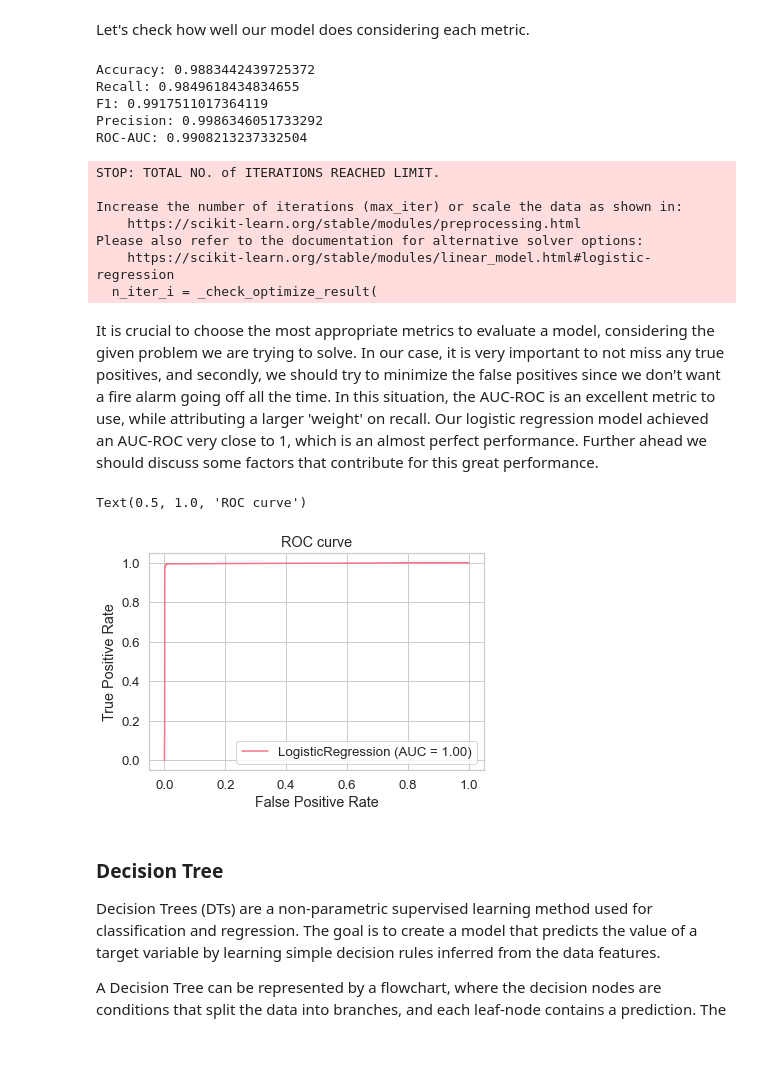
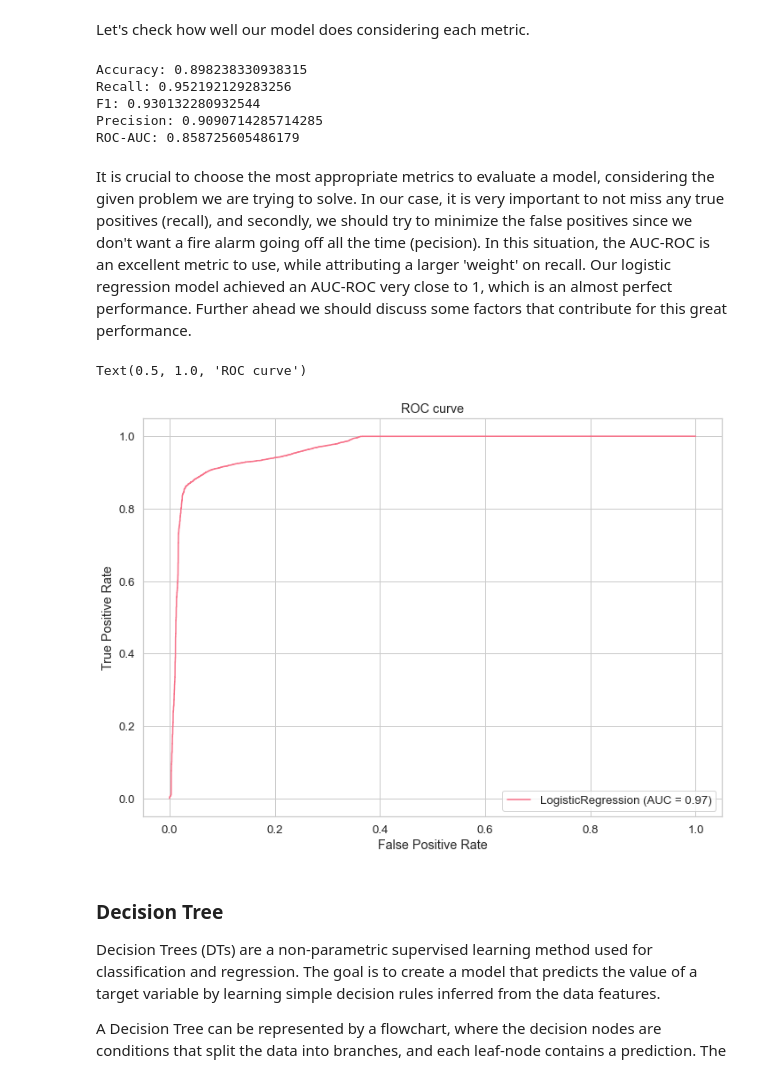
Before and after one commit to alanaselli/smoke_detection, a Jupyter notebook: main.ipynb, the cells around one changed output. Drawn from its saved outputs; the diff is of its cells as text; code cells hidden in the pictures; blank space fills up the shorter version.

Commit message:
Removed CNT from the dataset and remade the models.

```diff
--- a/main.ipynb
+++ b/main.ipynb
@@ -129,0 +138,2 @@ df.head()
+# %%
+df.drop(columns=['CNT'], inplace = True)
@@ -196,7 +235,7 @@ import seaborn as sns
 import matplotlib.pyplot as plt
 
 # Define plot size
-plt.rcParams["figure.figsize"]=20,20
+#plt.rcParams["figure.figsize"]=10,10
 
 # Correlation heatmap
 sns.set(rc={'figure.figsize':(11.7,8.27)})
@@ -546,45 +551,34 @@ Let's check how well our model does considering each metric.
 # %%
 from sklearn.metrics import recall_score, f1_score, precision_score, roc_auc_score
 
-logreg = LogisticRegression()
-logreg.fit(X_train2, y_train)
-predictions = logreg.predict(X_test2)
-
-accuracy_lr = logreg.score(X_test2, y_test)
+accuracy_lr = logreg.score(X_test_scaled, y_test)
 print('Accuracy:',accuracy_lr)
 
-recall_lr = recall_score(y_test, predictions)
+recall_lr = recall_score(y_test, predictions_scaled)
 print('Recall:',recall_lr)
 
-f1_lr = f1_score(y_test, predictions)
+f1_lr = f1_score(y_test, predictions_scaled)
 print('F1:',f1_lr)
 
-precision_lr = precision_score(y_test, predictions)
+precision_lr = precision_score(y_test, predictions_scaled)
 print('Precision:',precision_lr)
 
-roc_auc_lr = roc_auc_score(y_test, predictions)
+roc_auc_lr = roc_auc_score(y_test, predictions_scaled)
 print('ROC-AUC:',roc_auc_lr)
 # %% [output]
-Accuracy: 0.9883442439725372
-Recall: 0.9849618434834655
-F1: 0.9917511017364119
-Precision: 0.9986346051733292
-ROC-AUC: 0.9908213237332504
+Accuracy: 0.898238330938315
+Recall: 0.952192129283256
+F1: 0.930132280932544
+Precision: 0.9090714285714285
+ROC-AUC: 0.858725605486179
-STOP: TOTAL NO. of ITERATIONS REACHED LIMIT.
-
-Increase the number of iterations (max_iter) or scale the data as shown in:
-    https://scikit-learn.org/stable/modules/preprocessing.html
-Please also refer to the documentation for alternative solver options:
-    https://scikit-learn.org/stable/modules/linear_model.html#logistic-regression
-  n_iter_i = _check_optimize_result(
 # %% [markdown]
-It is crucial to choose the most appropriate metrics to evaluate a model, considering the given problem we are trying to solve. In our case, it is very important to not miss any true positives, and secondly, we should try to minimize the false positives since we don't want a fire alarm going off all the time. In this situation, the AUC-ROC is an excellent metric to use, while attributing a larger 'weight' on recall. Our logistic regression model achieved an AUC-ROC very close to 1, which is an almost perfect performance. Further ahead we should discuss some factors that contribute for this great performance.
+It is crucial to choose the most appropriate metrics to evaluate a model, considering the given problem we are trying to solve. In our case, it is very important to not miss any true positives (recall), and secondly, we should try to minimize the false positives since we don't want a fire alarm going off all the time (pecision). In this situation, the AUC-ROC is an excellent metric to use, while attributing a larger 'weight' on recall. Our logistic regression model achieved an AUC-ROC very close to 1, which is an almost perfect performance. Further ahead we should discuss some factors that contribute for this great performance.
 # %%
-metrics.plot_roc_curve(logreg, X_test2, y_test)
+metrics.plot_roc_curve(logreg, X_test_scaled, y_test)
 plt.title("ROC curve")
 # %% [output]
 Text(0.5, 1.0, 'ROC curve')
-[figure, old version]
+[figure, new version]
 # %% [markdown]
 ### Decision Tree
 
```
Also changed, not shown: parts of 48 cells of this notebook.
